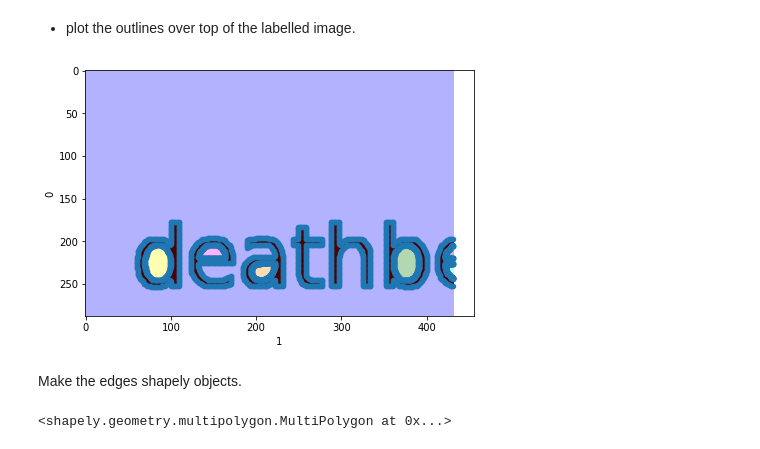
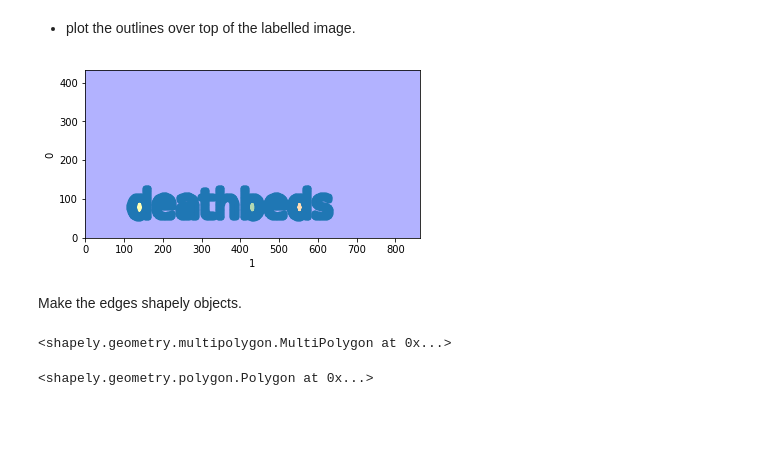
Before and after one commit to deathbeds/deathbeds.github.io, a Jupyter notebook: deathbeds/2018-07-05-Tracing-edges-of-image-text.ipynb, the cells around one changed output. Drawn from its saved outputs; the diff is of its cells as text; code cells hidden in the pictures; blank space fills up the shorter version.

```diff
--- a/deathbeds/2018-07-05-Tracing-edges-of-image-text.ipynb
+++ b/deathbeds/2018-07-05-Tracing-edges-of-image-text.ipynb
@@ -27,7 +27,7 @@
 # %% [markdown]
 ## Label the image
 # %%
-    labelled = skimage.morphology.label(image)
+    labelled = skimage.morphology.label(image)[::-1,:]
 # %% [markdown]
 * find the edges of each labeled contour.
 # %%
@@ -39,13 +39,13 @@
 * plot the outlines over top of the labelled image.
 # %%
     with capture_output(display=False):
-        skimage.io.imshow(skimage.color.label2rgb(labelled, image))
+        imshow(skimage.color.label2rgb(labelled, image[::-1,:]), origin='lower')
 
     for frame in outlines:
         ax = frame.plot.scatter(1, 0, ax=gca())
     axis('image');
 # %% [output]
-[figure, old version]
+[figure, new version]
 # %% [markdown]
 Make the edges shapely objects.
 # %%
@@ -55,9 +55,14 @@ from shapely.geometry.multipolygon import MultiPolygon
 polygons = pipe(
     outlines, map(compose(Polygon, map(
         compose(tuple, reversed)), attrgetter('values'))), list)
+
+polygons = MultiPolygon(polygons)
+polygons
+# %% [output]
+<shapely.geometry.multipolygon.MultiPolygon at 0x...>
-# %%
-MultiPolygon(polygons)
-# %% [output]
-<shapely.geometry.multipolygon.MultiPolygon at 0x...>
+# %%
+polygons.buffer(10)
+# %% [output]
+<shapely.geometry.polygon.Polygon at 0x...>
 # %%
     import disqus
```
Also changed, not shown: parts of 2 cells of this notebook.
